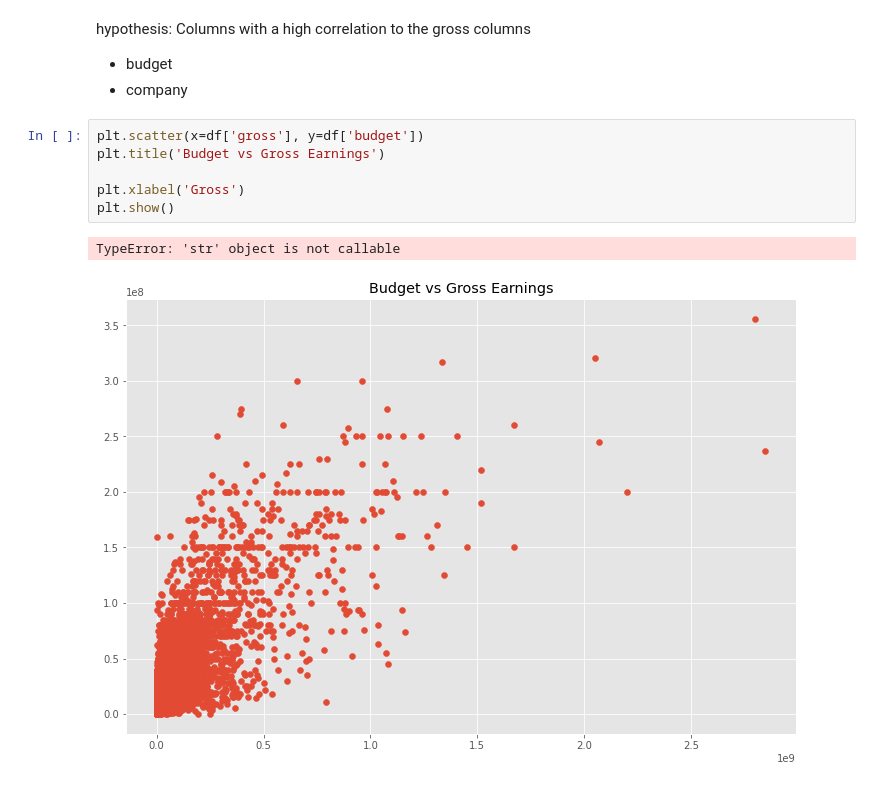
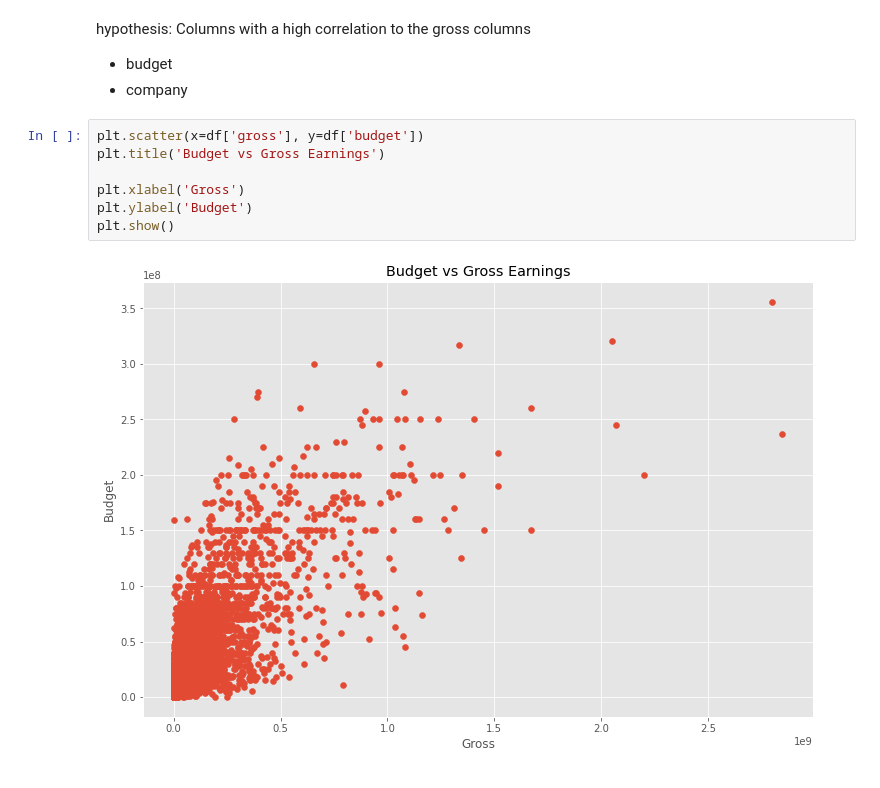
Before and after one commit to mlyngholm/Movies, a Jupyter notebook: Movies.ipynb, the cells around one changed output. Drawn from its saved outputs; the diff is of its cells as text.

```diff
--- a/Movies.ipynb
+++ b/Movies.ipynb
@@ -124,9 +124,9 @@ Columns with a high correlation to the gross columns
 # %%
 plt.scatter(x=df['gross'], y=df['budget'])
 plt.title('Budget vs Gross Earnings')
 
 plt.xlabel('Gross')
+plt.ylabel('Budget')
 plt.show()
 # %% [output]
-TypeError: 'str' object is not callable
-[figure, old version]
+[figure, new version]
```
Also changed, not shown: parts of 3 cells of this notebook.
